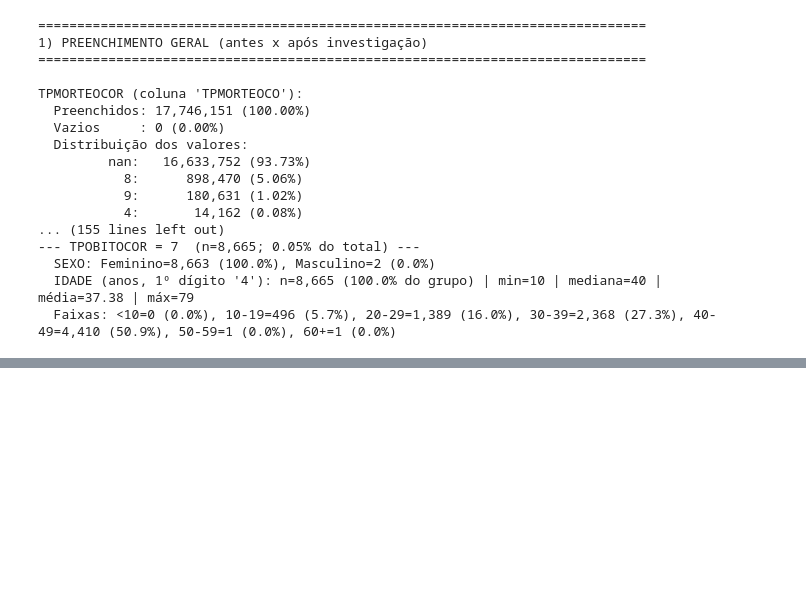
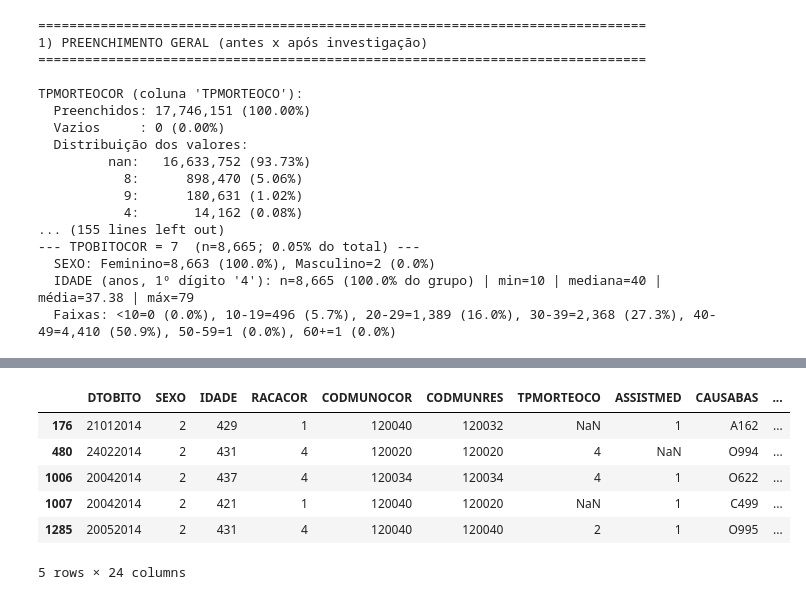
Before and after one commit to baquerolima/maternal_mortality_analysis, a Jupyter notebook: exploracoes/exploracoes.ipynb, the cells around one changed output, grey strips where cells are left out. Drawn from its saved outputs; the diff is of its cells as text; code cells hidden in the pictures; blank space fills up the shorter version.

```diff
--- a/exploracoes/exploracoes.ipynb
+++ b/exploracoes/exploracoes.ipynb
@@ -308,0 +389,10 @@ Total geral: 22,247
+# %%
+morte_materna_declarada.head()
+# %% [output]
+|  | DTOBITO | SEXO | IDADE | RACACOR | CODMUNOCOR | CODMUNRES | TPMORTEOCO | ASSISTMED | CAUSABAS | ... |
+| 176 | 21012014 | 2 | 429 | 1 | 120040 | 120032 | NaN | 1 | A162 | ... |
+| 480 | 24022014 | 2 | 431 | 4 | 120020 | 120020 | 4 | NaN | O994 | ... |
+| 1006 | 20042014 | 2 | 437 | 4 | 120034 | 120034 | 4 | 1 | O622 | ... |
+| 1007 | 20042014 | 2 | 421 | 1 | 120040 | 120020 | NaN | 1 | C499 | ... |
+| 1285 | 20052014 | 2 | 431 | 4 | 120040 | 120040 | 2 | 1 | O995 | ... |
+5 rows × 24 columns
```
Also changed, not shown: parts of 14 cells of this notebook, 1 other file.
